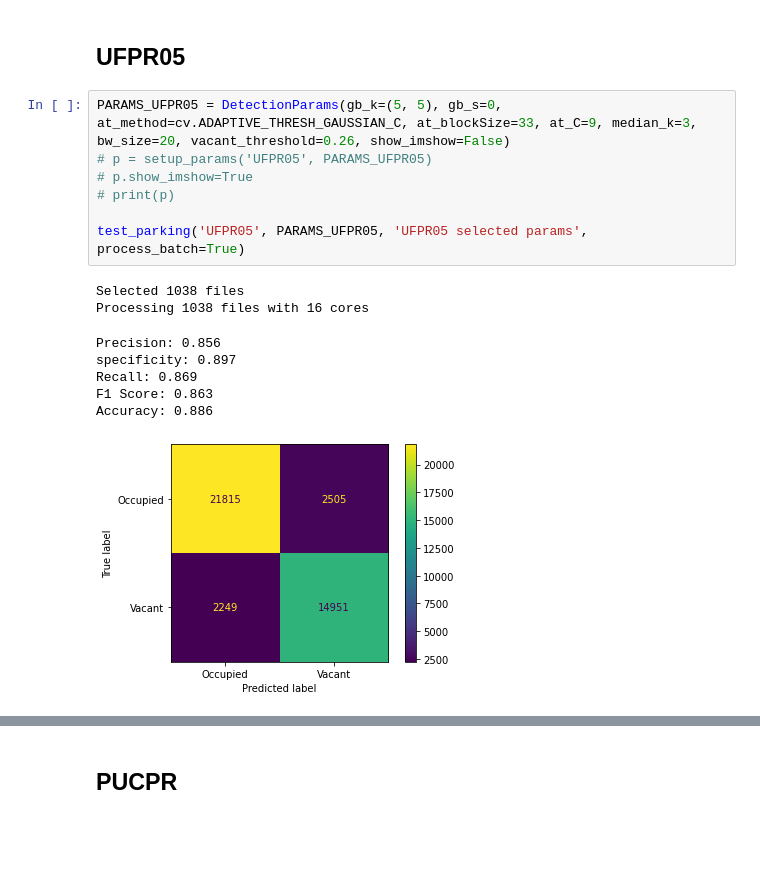
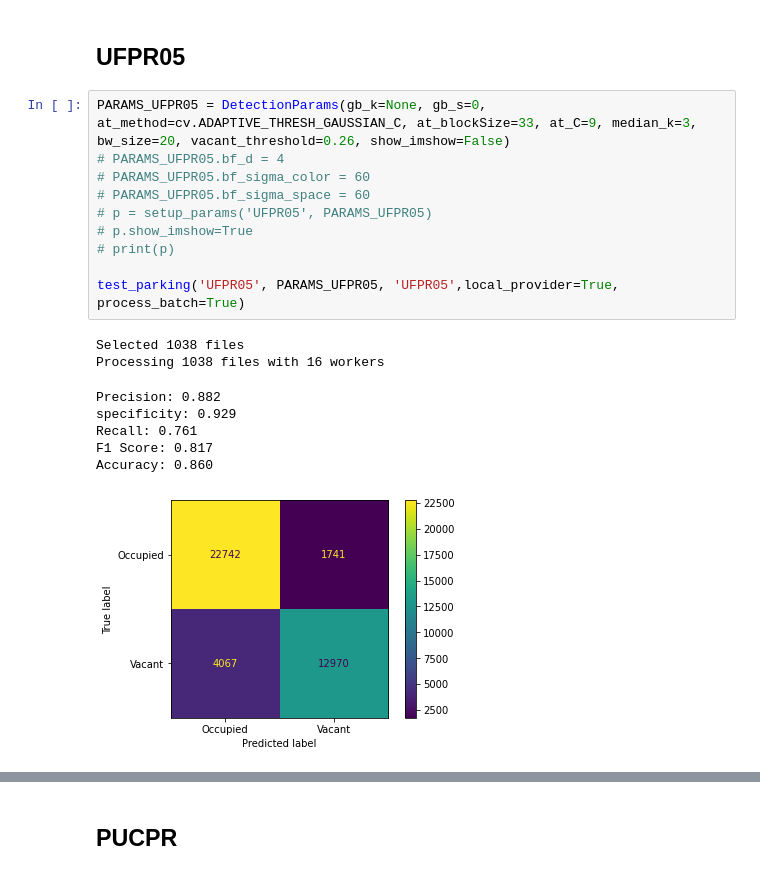
Before and after one commit to VisionPark/VisionParkDetect, a Jupyter notebook: detectorParams.ipynb, the cells around one changed output, grey strips where cells are left out. Saved outputs shown, nothing was run; the diff lists cells and outputs as text; blank space fills up the shorter version.

Commit message:
Added ParkingProvider with local images and sqlite spaces

```diff
--- a/detectorParams.ipynb
+++ b/detectorParams.ipynb
@@ -97,18 +136,21 @@ test_parking('UFPR04', p, 'UFPR04 selected params',True)
 # %% [markdown]
 ## UFPR05
 # %%
-PARAMS_UFPR05 = DetectionParams(gb_k=(5, 5), gb_s=0, at_method=cv.ADAPTIVE_THRESH_GAUSSIAN_C, at_blockSize=33, at_C=9, median_k=3, bw_size=20, vacant_threshold=0.26, show_imshow=False)
+PARAMS_UFPR05 = DetectionParams(gb_k=None, gb_s=0, at_method=cv.ADAPTIVE_THRESH_GAUSSIAN_C, at_blockSize=33, at_C=9, median_k=3, bw_size=20, vacant_threshold=0.26, show_imshow=False)
+# PARAMS_UFPR05.bf_d = 4
+# PARAMS_UFPR05.bf_sigma_color = 60
+# PARAMS_UFPR05.bf_sigma_space = 60
 # p = setup_params('UFPR05', PARAMS_UFPR05)
 # p.show_imshow=True
 # print(p)
 
-test_parking('UFPR05', PARAMS_UFPR05, 'UFPR05 selected params', process_batch=True)
+test_parking('UFPR05', PARAMS_UFPR05, 'UFPR05',local_provider=True, process_batch=True)
 # %% [output]
 Selected 1038 files
-Processing 1038 files with 16 cores
+Processing 1038 files with 16 workers
-Precision: 0.856
-specificity: 0.897
-Recall: 0.869
-F1 Score: 0.863
-Accuracy: 0.886
+Precision: 0.882
+specificity: 0.929
+Recall: 0.761
+F1 Score: 0.817
+Accuracy: 0.860
-[figure, old version]
+[figure, new version]
```
Also changed, not shown: parts of 23 cells of this notebook, 8 other files.
